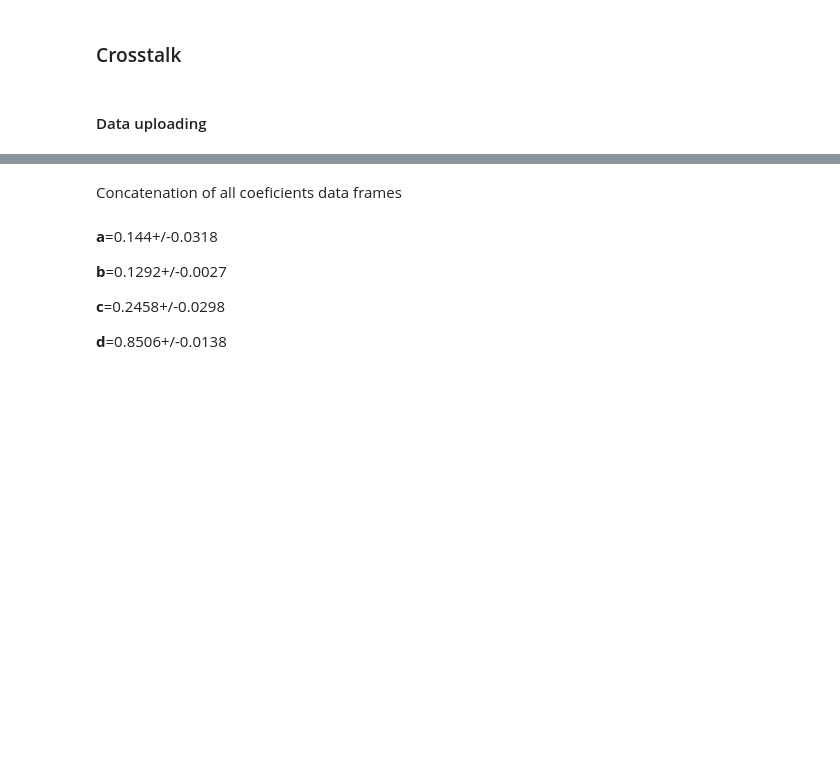
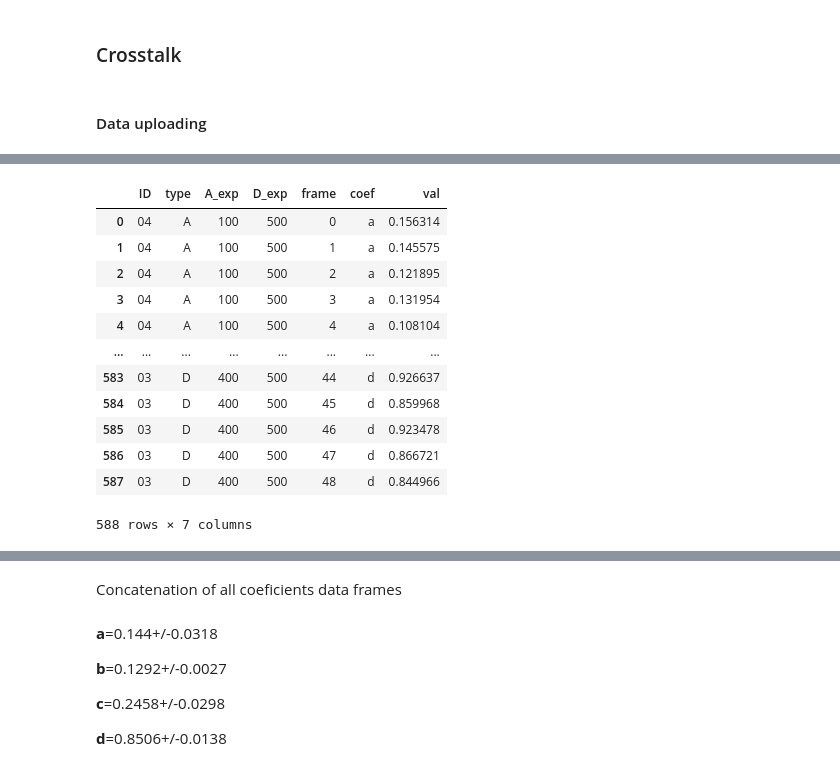
Before and after one commit to wisstock/LTData, a Jupyter notebook: fret_coef_calc.ipynb, the cells around one changed output, grey strips where cells are left out. Cells and saved outputs as stored; diff of their text form; code cells hidden in the pictures; blank space fills up the shorter version.

```diff
--- a/fret_coef_calc.ipynb
+++ b/fret_coef_calc.ipynb
@@ -100,3 +117,19 @@ calib_reg = coef_calc.CrossRegSet(data_path=img_path,
+# %%
+calib_reg.cross_raw_df
+# %% [output]
+|  | ID | type | A_exp | D_exp | frame | coef | val |
+| 0 | 04 | A | 100 | 500 | 0 | a | 0.156314 |
+| 1 | 04 | A | 100 | 500 | 1 | a | 0.145575 |
+| 2 | 04 | A | 100 | 500 | 2 | a | 0.121895 |
+| 3 | 04 | A | 100 | 500 | 3 | a | 0.131954 |
+| 4 | 04 | A | 100 | 500 | 4 | a | 0.108104 |
+| ... | ... | ... | ... | ... | ... | ... | ... |
+| 583 | 03 | D | 400 | 500 | 44 | d | 0.926637 |
+| 584 | 03 | D | 400 | 500 | 45 | d | 0.859968 |
+| 585 | 03 | D | 400 | 500 | 46 | d | 0.923478 |
+| 586 | 03 | D | 400 | 500 | 47 | d | 0.866721 |
+| 587 | 03 | D | 400 | 500 | 48 | d | 0.844966 |
+588 rows × 7 columns
 # %%
 fig = px.box(calib_reg.cross_raw_df, x='coef', y='val', color='ID', points='all')
 fig.show()
```
Also changed, not shown: parts of 3 cells of this notebook, 3 other files.
